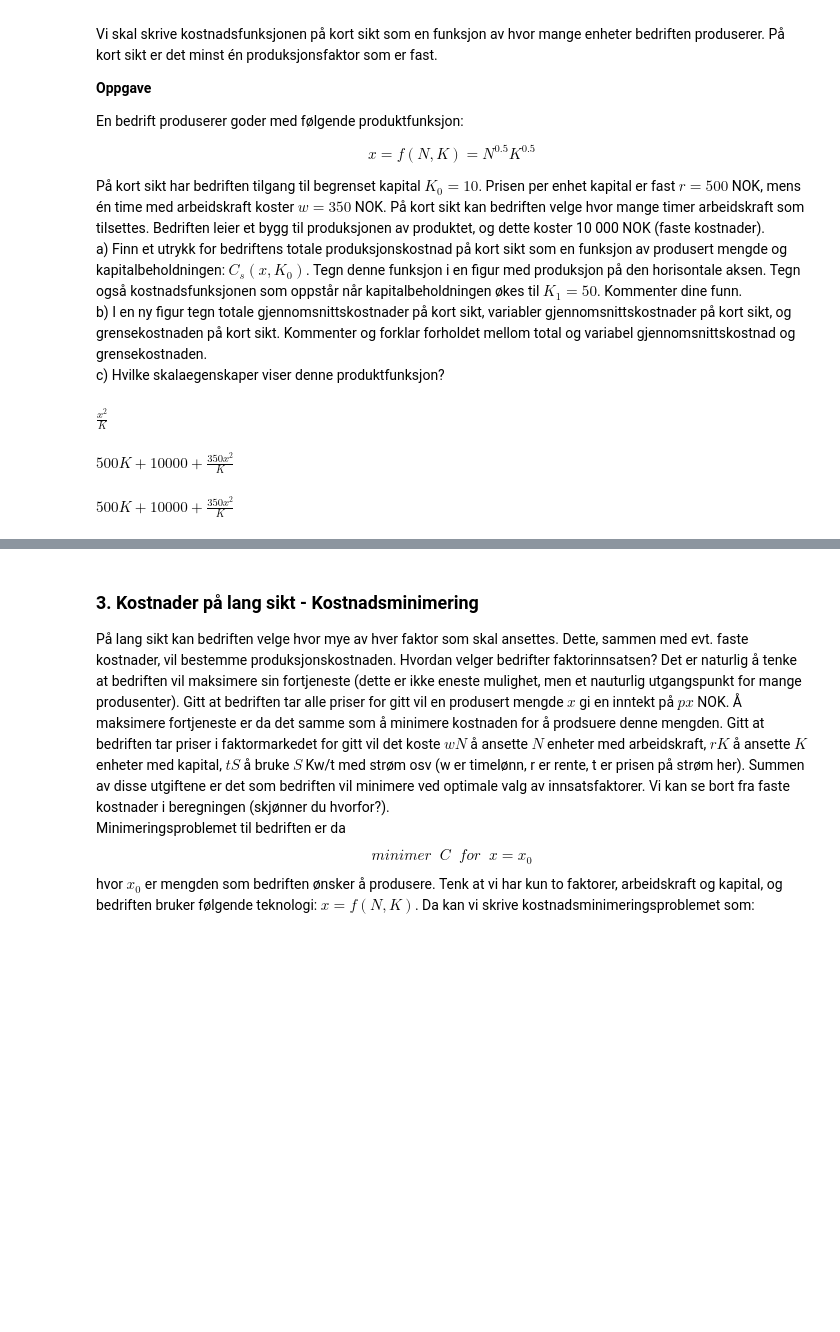
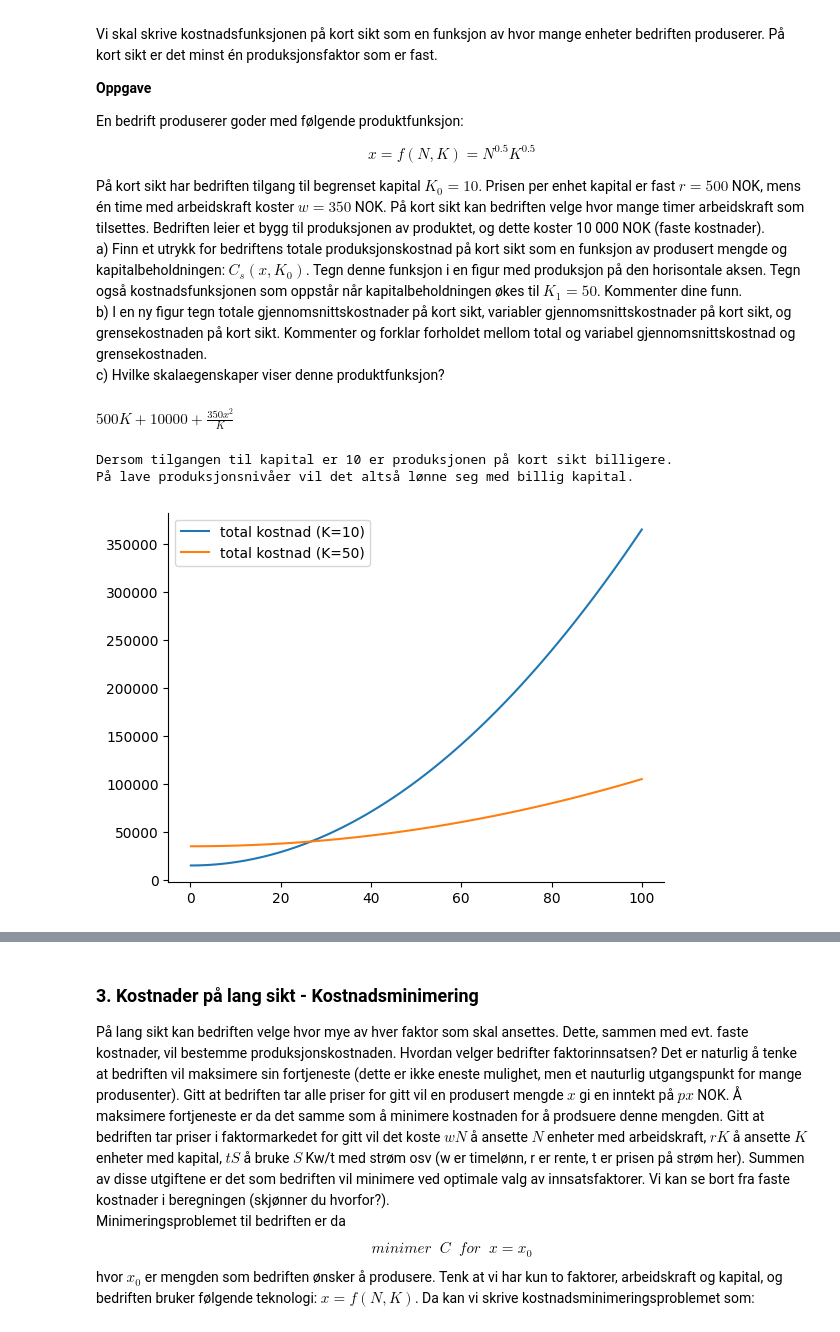
Before and after one commit to loopdiggaz/SOK-1006, a Jupyter notebook: forelesninger/notater forelesning 9.ipynb, the cells around one changed output, grey strips where cells are left out. Drawn from its saved outputs; the diff is of its cells as text; code cells hidden in the pictures; blank space fills up the shorter version.

```diff
--- a/forelesninger/notater forelesning 9.ipynb
+++ b/forelesninger/notater forelesning 9.ipynb
@@ -41,29 +41,41 @@ import sympy as sp
 x, N, K , w , r = sp.symbols('x N K w r ', positive=True, real=True)
 
 def prod(N,K):
-    produktfunksjon= N**(0.5)*K**(0.5)
-    return produktfunksjon
+    return N**.5*K**.5
 
 prod(N,K)
 
-def kost(N,K,w,r):
-    kostnadsfunksjon= N*w + K*r + 10000
-    return kostnadsfunksjon
+def kost(N,K):
+    return 500*K+350*N+10000
 
-kost(N,K,w,r)
+n_solve = sp.solve(prod(N,K)-x,N)[0]
 
-n_sol = sp.solve(prod(N,K)- x, N)[0]
-n_sol
+kost(n_solve,K)
+
+kost_fn = sp.lambdify((K,x), kost(n_solve,K))
-# %% [output]
-$\displaystyle \frac{x^{2}}{K}$
+# %%
+kost_fn(K,x)
+# %% [output]
+$\displaystyle 500 K + 10000 + \frac{350 x^{2}}{K}$
 # %%
-kost(n_sol,K,350,500)
+x_num = np.linspace(0.1,100,100)
+
+fig, ax = plt.subplots()
+ax.spines['top'].set_color('none')
+ax.spines['right'].set_color('none')
+ax.plot(x_num,kost_fn(10,x_num), label = 'total kostnad (K=10)')
+ax.plot(x_num,kost_fn(50,x_num), label = 'total kostnad (K=50)')
+ax.legend(loc = 'best');
+
+print(f'Dersom tilgangen til kapital er 10 er produksjonen på kort sikt billigere.')
+print(f'På lave produksjonsnivåer vil det altså lønne seg med billig kapital.')
 # %% [output]
-$\displaystyle 500 K + 10000 + \frac{350 x^{2}}{K}$
+Dersom tilgangen til kapital er 10 er produksjonen på kort sikt billigere.
+På lave produksjonsnivåer vil det altså lønne seg med billig kapital.
+[figure, added]
 # %%
-def fn(K,x):
-    return 500*K+10000+(350*x**2)/K
+def totalgjennomsnitts_kost(K,x):
+    return kost_fn(K,x)/x
 
-fn(K,x)
+def grensekostnad(K,x):
+    return sp.diff(kost_fn(K,x),x)
-# %% [output]
-$\displaystyle 500 K + 10000 + \frac{350 x^{2}}{K}$
```
Also changed, not shown: parts of 11 cells of this notebook, 7 other files.
